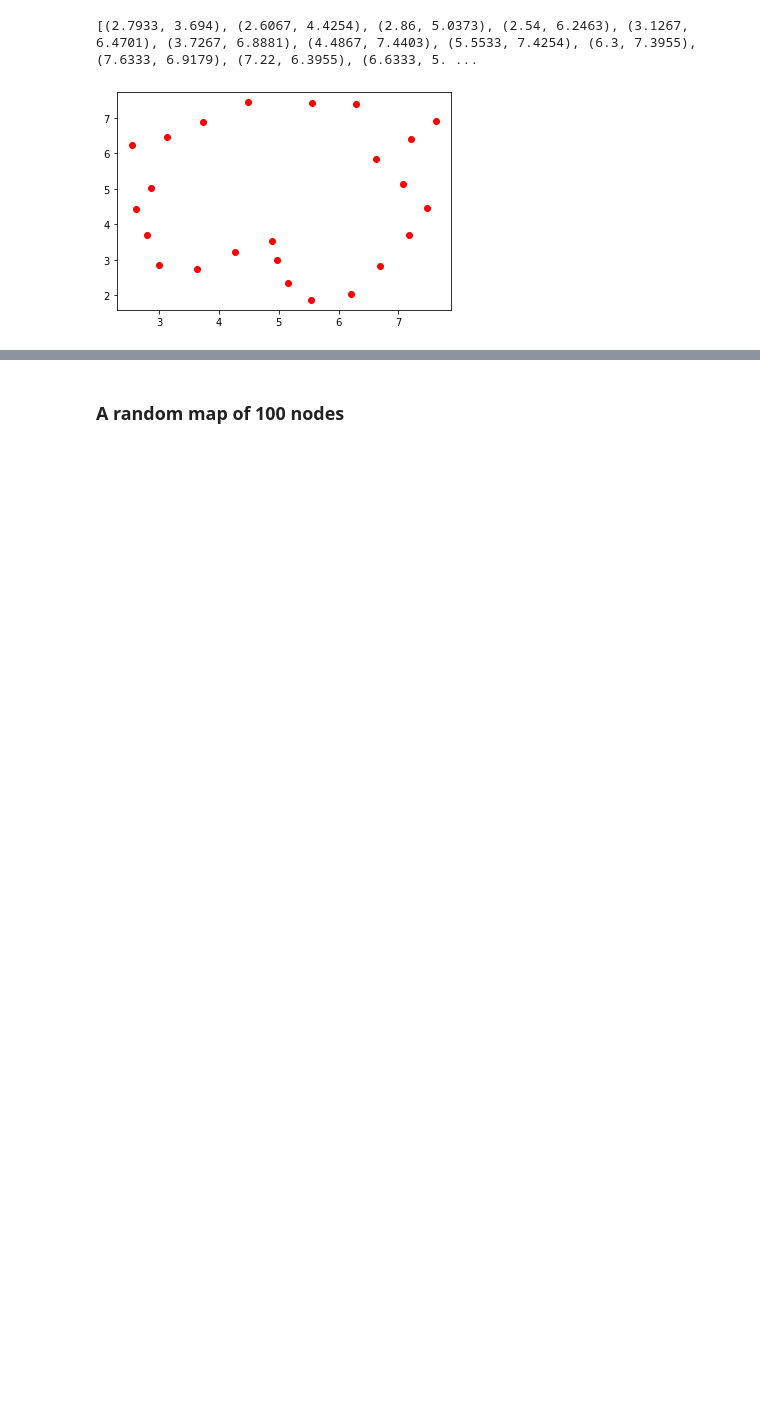
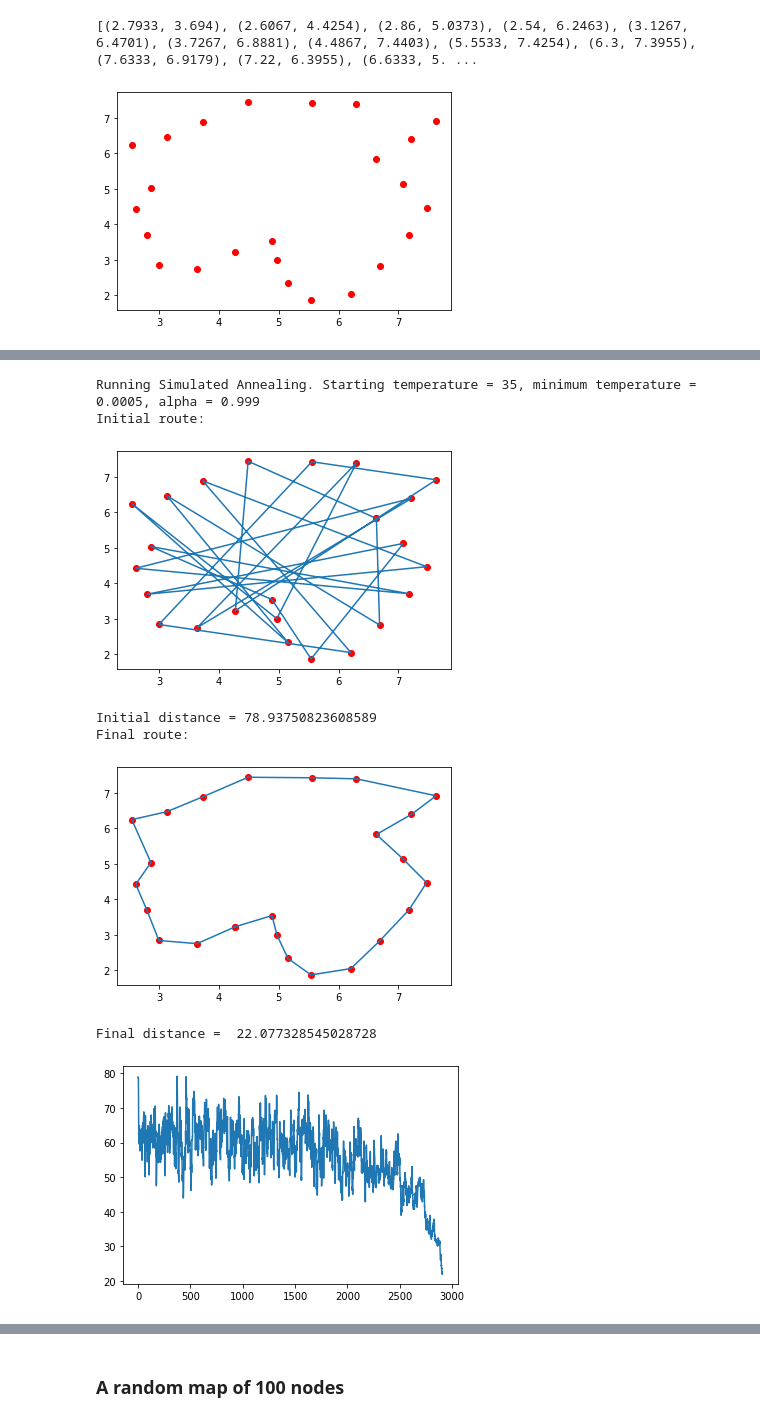
Before and after one commit to alexnikiporenko/travelling_salesman, a Jupyter notebook: Travelling Salesman - Simulated Annealing.ipynb, the cells around one changed output, grey strips where cells are left out. Cells and saved outputs as stored; diff of their text form; code cells hidden in the pictures; blank space fills up the shorter version.

```diff
--- a/Travelling Salesman - Simulated Annealing.ipynb
+++ b/Travelling Salesman - Simulated Annealing.ipynb
@@ -145,0 +135,11 @@ Final distance =  29.787144023460705
+# %%
+simulated_annealing(cities, initial_random, 35, 0.0005, 0.999)
+# %% [output]
+Running Simulated Annealing. Starting temperature = 35, minimum temperature = 0.0005, alpha = 0.999
+Initial route:
+[figure, added]
+Initial distance = 78.93750823608589
+Final route:
+[figure, added]
+Final distance =  22.077328545028728
+[figure, added]
```
Also changed, not shown: parts of 12 cells of this notebook.
